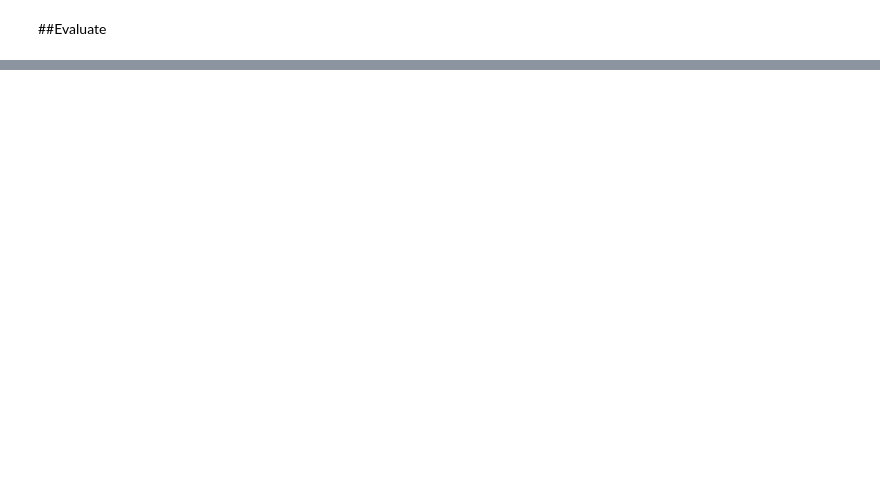
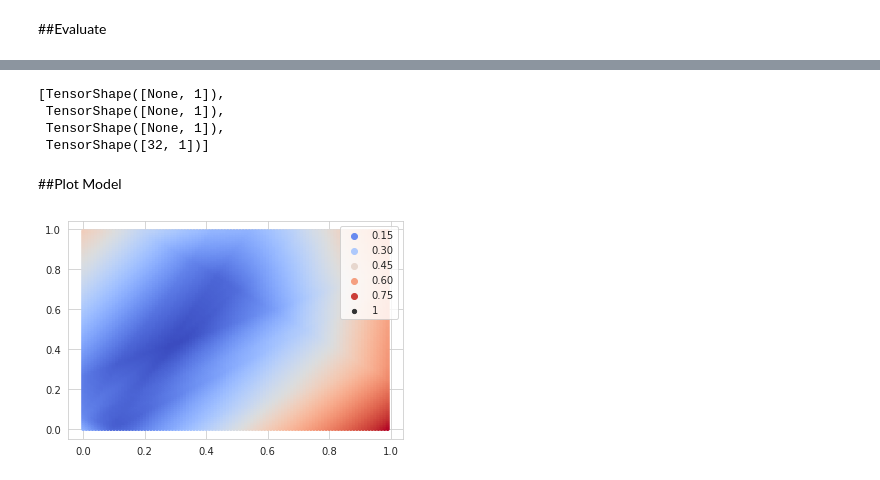
Before and after one commit to Egoago/Onlab, a Jupyter notebook: Önlab.ipynb, the cells around one changed output, grey strips where cells are left out. Cells and saved outputs as stored; diff of their text form; code cells hidden in the pictures; blank space fills up the shorter version.

```diff
--- a/Önlab.ipynb
+++ b/Önlab.ipynb
@@ -161,0 +185,24 @@ loss on test data: 0.00016112007142510265
+# %%
+shapes
+# %% [output]
+[TensorShape([None, 1]),
+ TensorShape([None, 1]),
+ TensorShape([None, 1]),
+ TensorShape([32, 1])]
+# %% [markdown]
+##Plot Model
+# %%
+resolution = 100
+grid = np.empty((resolution*resolution,2))
+for y in range(resolution):
+  for x in range(resolution):
+    grid[y*resolution+x] = [x/resolution, y/resolution]
+prediction = model.predict(grid)
+sns.scatterplot(x=grid[:,0],
+                y=grid[:,1],
+                hue = prediction.reshape(-1),
+                size = 1,
+                linewidth = 0,
+                palette='coolwarm');
+# %% [output]
+[figure, added]
```
Also changed, not shown: parts of 8 cells of this notebook.
